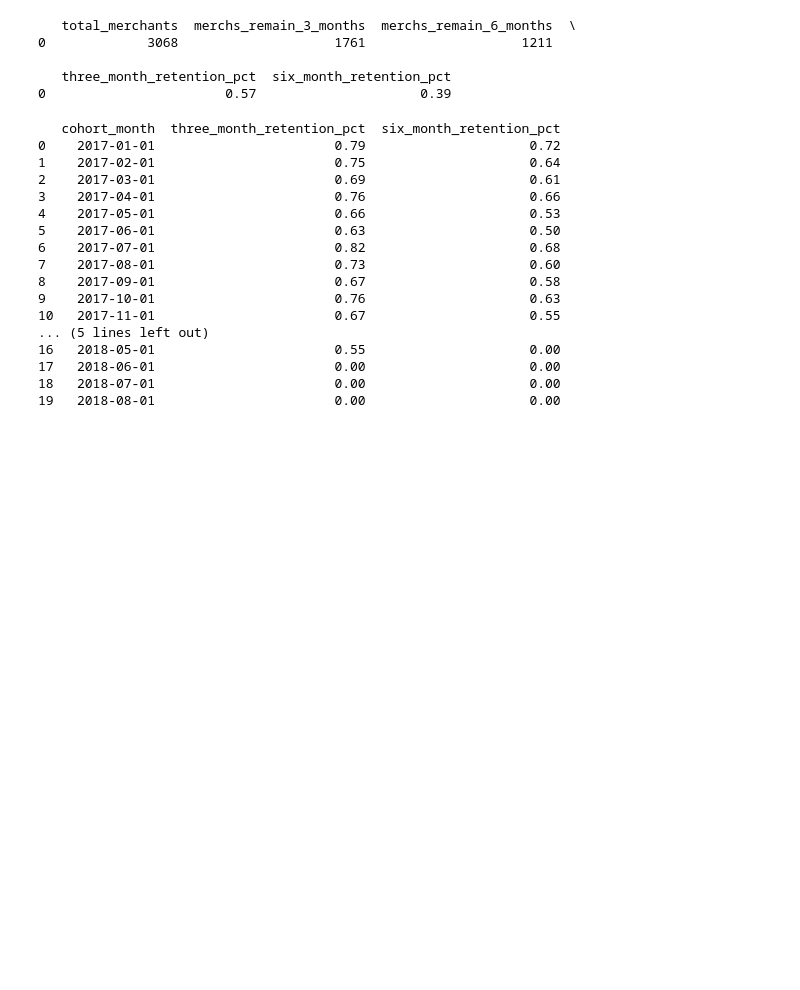
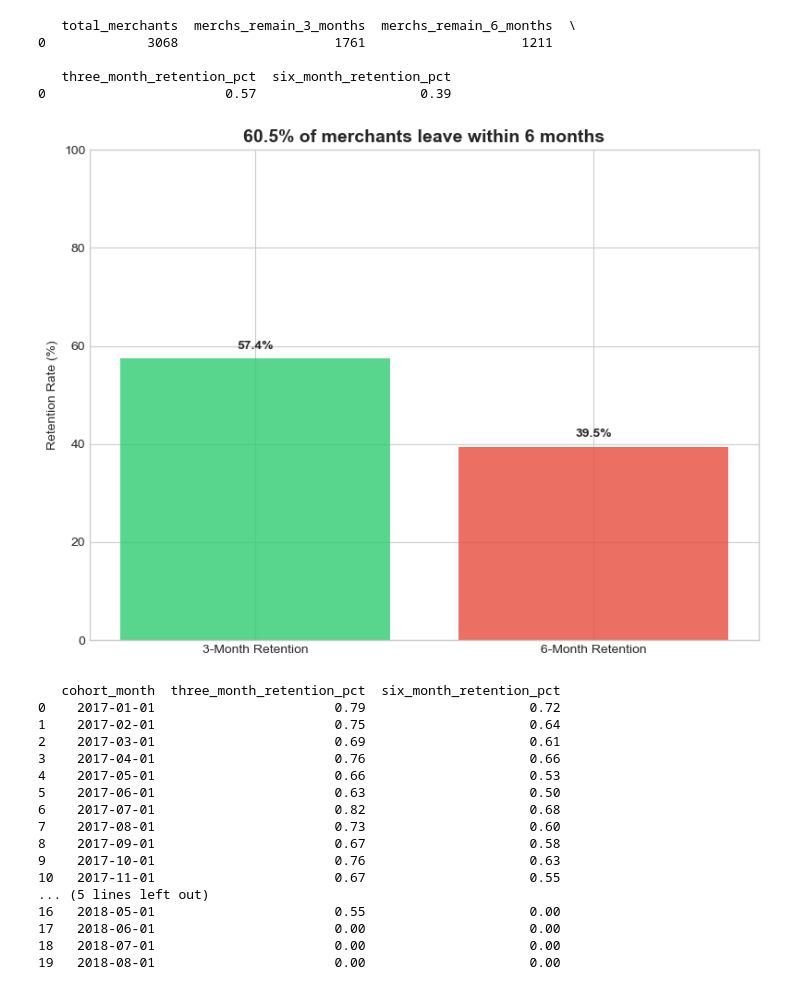
Before and after one commit to ArdahanDogru/olist-ecommerce-analytics, a Jupyter notebook: notebooks/delivery_impact_recommendations.ipynb, the cells around one changed output. Cells and saved outputs as stored; diff of their text form; code cells hidden in the pictures; blank space fills up the shorter version.

Commit message:
visualizations added to section 1

```diff
--- a/notebooks/delivery_impact_recommendations.ipynb
+++ b/notebooks/delivery_impact_recommendations.ipynb
@@ -165,3 +163,22 @@ plt.bar(overall_retention_rates[merchs_remain_3_months  merchs_remain_3_months
+# %%
+y = [overall_retention_rates['three_month_retention_pct'][0] * 100,
+     overall_retention_rates['six_month_retention_pct'][0] * 100]
+x = ['3-Month Retention', '6-Month Retention']
+
+plt.figure(figsize=(8, 6))
+plt.bar(x, y, color=['#2ecc71', '#e74c3c'], alpha=0.8)
+plt.ylabel('Retention Rate (%)')
+plt.title(f'{100 - y[1]:.1f}% of merchants leave within 6 months', fontsize=14, fontweight='bold')
+plt.ylim(0, 100)
+
+# Add value labels on bars
+for i, v in enumerate(y):
+    plt.text(i, v + 2, f'{v:.1f}%', ha='center', fontweight='bold')
+
+plt.tight_layout()
+plt.show()
+# %% [output]
+[figure, added]
 # %%
 #Retention by Cohort - Line chart: Retention rates over time by cohort
 # %%
```
Also changed, not shown: parts of 5 cells of this notebook.
